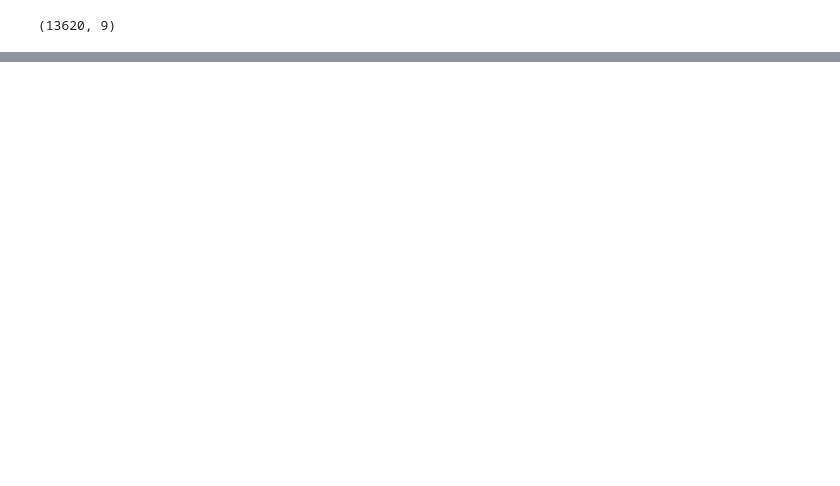
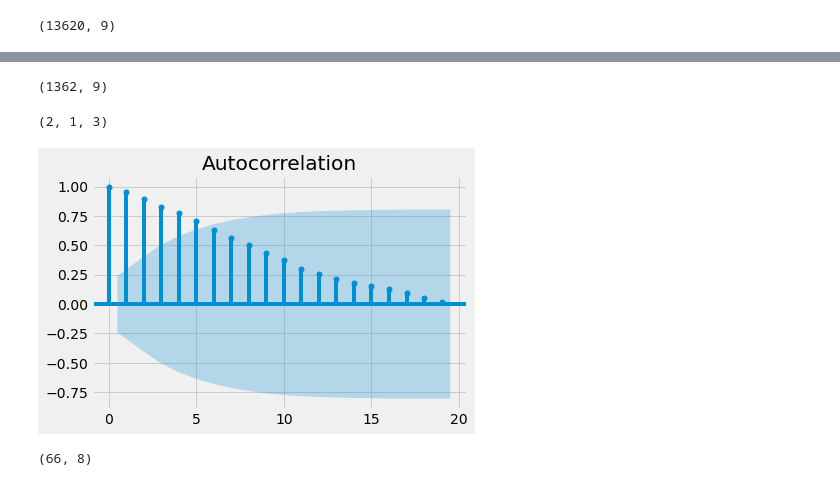
Before and after one commit to jmg0144/Stock-Market-Analysis, a Jupyter notebook: Stock-Market-Analysis.ipynb, the cells around one changed output, grey strips where cells are left out. Saved outputs shown, nothing was run; the diff lists cells and outputs as text; code cells hidden in the pictures; blank space fills up the shorter version.

Commit message:
Added first models

```diff
--- a/Stock-Market-Analysis.ipynb
+++ b/Stock-Market-Analysis.ipynb
@@ -429,3 +435,23 @@ def sarima_model_fcast(df):
     return returns_dict
 # %%
 #sarima_model_fcast(tech_df)
+# %%
+apple.shape
+# %% [output]
+(1362, 9)
+# %%
+resampled = apple.resample(rule='M').mean()
+# %%
+stepwise_fit = auto_arima(apple['Close'])
+model_order = stepwise_fit.order
+model_order
+# %% [output]
+(2, 1, 3)
+# %%
+plot_acf(resampled['Close']);
+# %% [output]
+[figure, added]
+# %%
+resampled.shape
+# %% [output]
+(66, 8)
```
Also changed, not shown: parts of 74 cells of this notebook.
